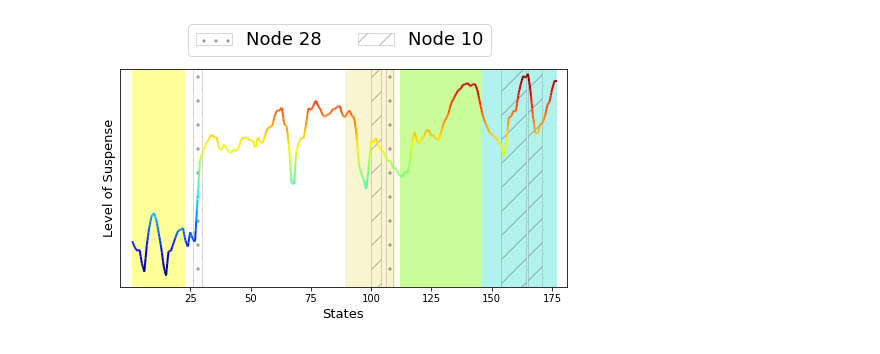
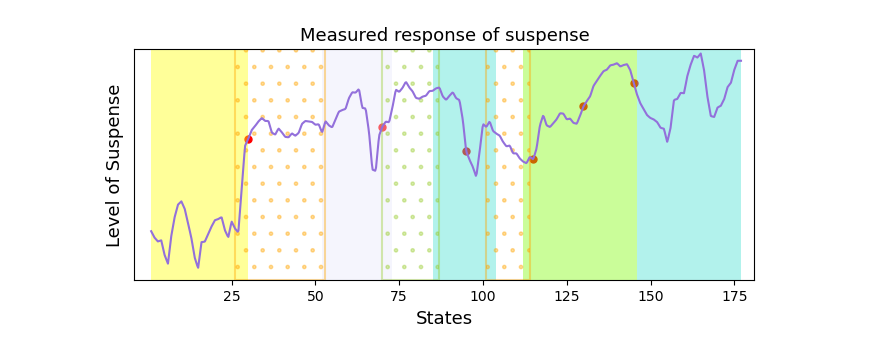
Before and after one commit to aaolaveh/TDA_suspense, a Jupyter notebook: Code/b_suspense.ipynb, the cells around one changed output. Saved outputs shown, nothing was run; the diff lists cells and outputs as text; code cells hidden in the pictures.

```diff
--- a/Code/b_suspense.ipynb
+++ b/Code/b_suspense.ipynb
@@ -125,0 +134,4 @@ y=[np.mean(np.array(avg_suspense[i:i+18])) for i in range(t-17)]
+# %%
+algo = rpt.Pelt(model="l1", min_size=10).fit(avg_suspense[10:10+t-17])
+my_bkps = algo.predict(pen=1.5)
+print(my_bkps)
@@ -137,6 +153,12 @@ blocks1 = np.array([[1,22],[89,109],[112,145],[146,176]])
 blocks2 = np.array([[100,103],[154,163],[165,170]])
 blocks3 = np.array([[26,29],[106,108]])
 #blocks=np.array([[90,113],[147,176]])
+# %%
+blocks1 = np.array([[1,29],[52,72],[85,103],[112,145],[146,176]])
+color=['yellow','lavender','turquoise','lawngreen','turquoise']
+
+blocks4 = np.array([[26,52],[70,86],[101,113]])
+color4=['orange','yellowgreen','orange']
 # %%
 #Suspense with blocks from Mapper graph
 
@@ -149,73 +171,66 @@ new_y=np.interp(new_x, range(t-17), avg_suspense[10:10+t-17])
 # together easily to get the segments. The segments array for line collection
 # needs to be (numlines) x (points per line) x 2 (for x and y)
 points = np.array([new_x, new_y]).T.reshape(-1, 1, 2)
 segments = np.concatenate([points[:-1], points[1:]], axis=1)
 
-fig, axs = plt.subplots(figsize=(8,4))
-#plt.plot(y,color='gray',alpha=0.3)
-# Create a continuous norm to map from data points to colors
-norm = plt.Normalize(avg_suspense[10:10+t-17].min(), avg_suspense[10:10+t-17].max())
-lc = LineCollection(segments, cmap='jet', norm=norm)
-# Set the values used for colormapping
-lc.set_array(new_y)
-lc.set_linewidth(2)
-line = axs.add_collection(lc)
-#cbar=fig.colorbar(line, ax=axs)
-#cbar.set_ticks([])
+fig, axs = plt.subplots(figsize=(8,3))
+
+### Plot color
+# #plt.plot(y,color='gray',alpha=0.3)
+# # Create a continuous norm to map from data points to colors
+# norm = plt.Normalize(avg_suspense[10:10+t-17].min(), avg_suspense[10:10+t-17].max())
+# lc = LineCollection(segments, cmap='jet', norm=norm)
+
+# # Set the values used for colormapping
+# lc.set_array(new_y)
+# lc.set_linewidth(2)
+# line = axs.add_collection(lc)
+# #cbar=fig.colorbar(line, ax=axs)
+# #cbar.set_ticks([])
+
+###Plot with breakpoints
+plt.plot(new_x,new_y,color='mediumpurple')
+plt.scatter(np.array(my_bkps[:6])-1,avg_suspense[10:10+t-17][np.array(my_bkps[:6])-1],color = "red",s = 25)
 
 axs.set_xlim(-5, 180)
 axs.set_ylim(-1.7, 1)
 plt.xlabel('States',fontsize=13)
 
 g=25
 ticks=np.arange(g-1,t+1,g)
 plt.xticks(ticks=ticks,labels=ticks+1)
 plt.yticks([])
 
 plt.ylabel('Level of Suspense',fontsize=13)
 
+plt.title('Measured response of suspense',fontsize=13)
 rects1=[]
 block1=blocks1-1
+#     for i in range(block1.shape[0]):
+#         rect=Rectangle((block1[i,0],-1.7),block1[i,1]+1-block1[i,0],2.7)
+#         rects1.append(rect)
+
+#     pc1 = PatchCollection(rects1, facecolor=color, alpha=0.4,edgecolor=None)
+
+block1=blocks1-1
 for i in range(block1.shape[0]):
-    rect=Rectangle((block1[i,0],-1.7),block1[i,1]+1-block1[i,0],2.7)
-    rects1.append(rect)
+    rect=Rectangle((block1[i,0],-1.7),block1[i,1]+1-block1[i,0],2.7,edgecolor = None,facecolor = color[i],alpha=0.4)
+    axs.add_patch(rect)
 
-pc1 = PatchCollection(rects1, facecolor=color, alpha=0.4,edgecolor=None)
-#===========================================================================================
-rects2=[]
-block2=blocks2-1
-for i in range(block2.shape[0]):
-    rect=Rectangle((block2[i,0],-1.7),block2[i,1]+1-block2[i,0],2.7)
-    rects2.append(rect)
-
-pc2 = PatchCollection(rects2,alpha=0.5,edgecolor="dimgray",lw = .5,hatch='/',facecolor='none')
-p2=Patch(alpha=0.5,edgecolor="dimgray",lw = .5,hatch='/',facecolor='none',label='Node 10')
-
-#=========================================================================================
-rects3=[]
-block3=blocks3-1
-for i in range(block3.shape[0]):
-    rect=Rectangle((block3[i,0],-1.7),block3[i,1]+1-block3[i,0],2.7)
-    rects3.append(rect)
-
-pc3 = PatchCollection(rects3,alpha=0.5,edgecolor="dimgray",lw = .5,hatch='.',facecolor='none')
-p3=Patch(alpha=0.5,edgecolor="dimgray",lw = .5,hatch='.',facecolor='none',label='Node 28')
-#====================================================================================
-axs.add_collection(pc1)
-axs.add_collection(pc2)
-axs.add_collection(pc3)
-
-handles=[p3,p2]
-axs.legend(handles=handles,bbox_to_anchor=(0.85, 1.25),ncol=5,prop={'size': 18})
+block4=blocks4-1
+for i in range(block4.shape[0]):
+    rect=Rectangle((block4[i,0],-1.7),block4[i,1]+1-block4[i,0],2.7,linewidth=1.5,facecolor = 'none',edgecolor = color4[i],
+                   hatch = '.',alpha=0.4)
+    axs.add_patch(rect)
 
 # for i in blocks.flatten():
 #plt.axvline(x=72,color='gray',alpha=0.8,linestyle='dashed',linewidth=1.2)
 
 #plt.axhline(y=-0.7,color='black')
 #plt.axhline(y=0.35,color='black')
 plt.show()
 #fig.savefig('../Imagenes/avance_3/color_suspense.pdf',bbox_inches='tight')
-#fig.savefig('../Imagenes/thesis/color_suspense_patches.pdf',bbox_inches='tight')
+#fig.savefig('../Imagenes/thesis/color_suspense_patches3.pdf',bbox_inches='tight')
 # %% [output]
-[figure, old version]
+[figure, new version]
 # %%
```
Also changed, not shown: parts of 8 cells of this notebook, 13 other files.
